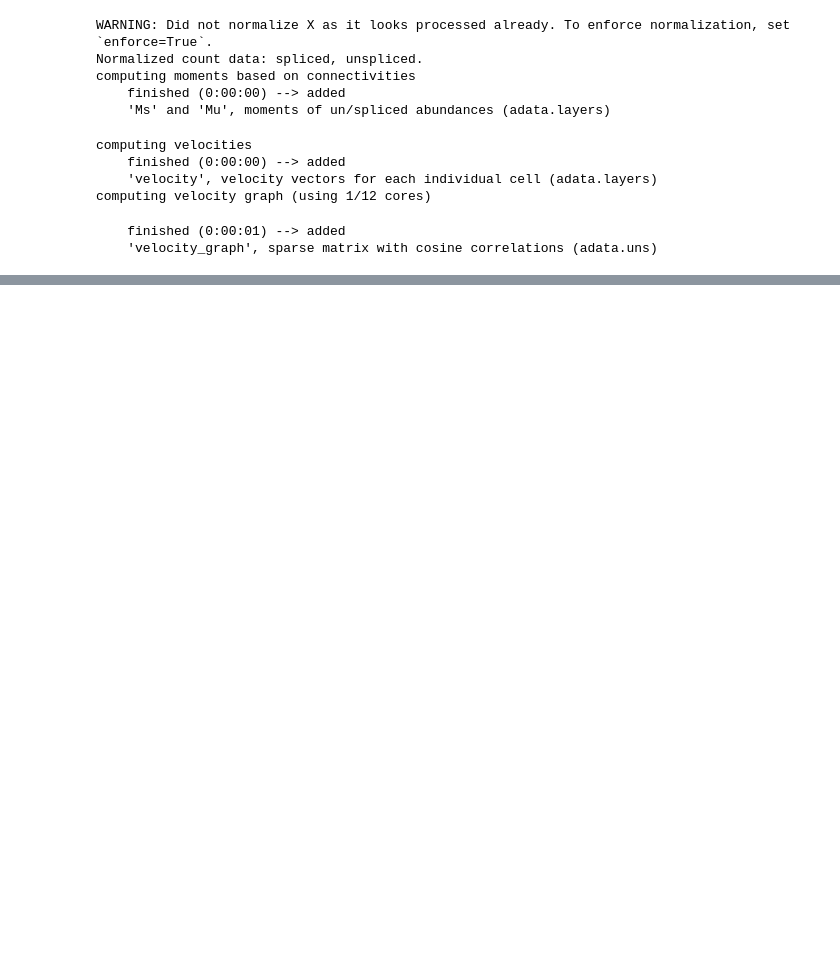
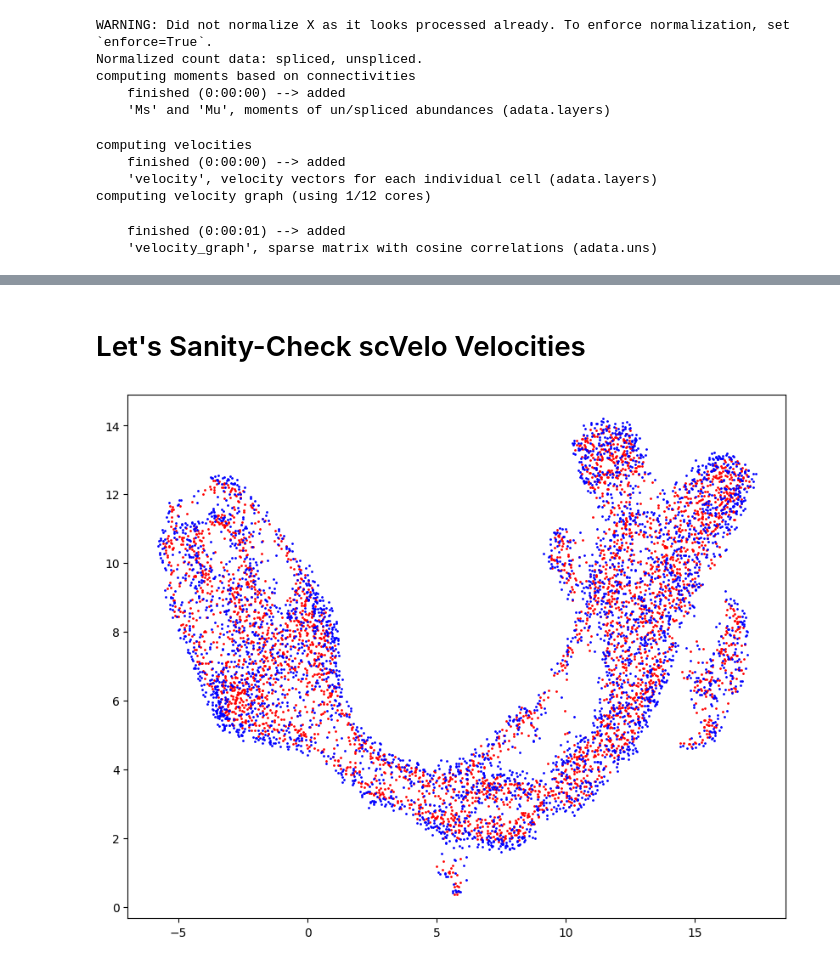
Before and after one commit to bbrener1/RNAForecasterPaperCode, a Jupyter notebook: PancreasSplicingAnalysis/sanity_checks.ipynb, the cells around one changed output, grey strips where cells are left out. Saved outputs shown, nothing was run; the diff lists cells and outputs as text; code cells hidden in the pictures; blank space fills up the shorter version.

Commit message:
sanity checks

```diff
--- a/PancreasSplicingAnalysis/sanity_checks.ipynb
+++ b/PancreasSplicingAnalysis/sanity_checks.ipynb
@@ -141,0 +219,18 @@ trajectories
+# %% [markdown]
+# Let's Sanity-Check scVelo Velocities
+# %%
+t1 = np.array(filtered.X.copy().todense())
+
+# # Is this in log space?
+v = np.array(filtered.layers['velocity'])
+v = np.log1p(np.abs(v)) * np.sign(v)
+
+t2 = t1+(v/5)
+
+# clip negatives
+
+t2[t2 < 0] = 0
+# %%
+u_t1 = simple_sequence(t1,t2,arrow_frequency=10,highlight=[20])
+# %% [output]
+[figure, added]
```
Also changed, not shown: parts of 33 cells of this notebook, 1 other file.
